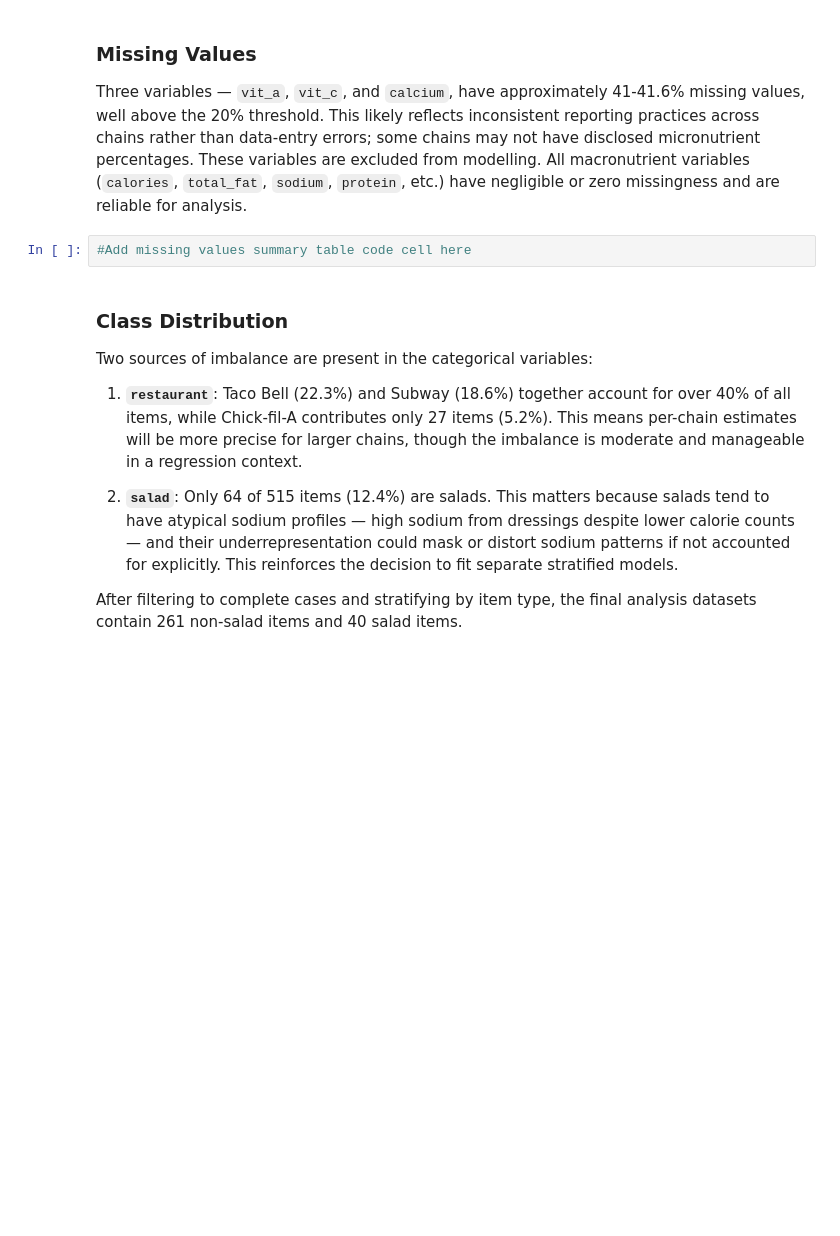
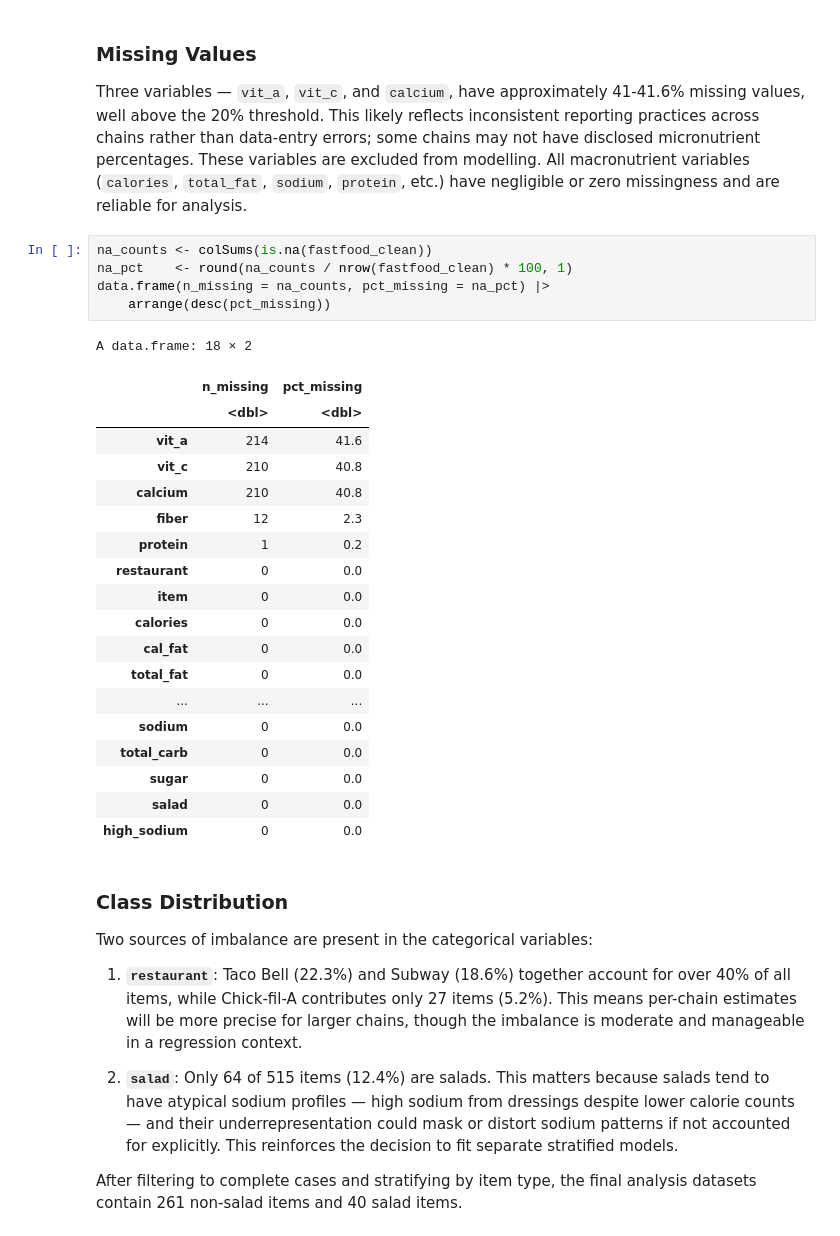
Before and after one commit to aryant2707/stat301-group_4, a Jupyter notebook: final_project_report-2.ipynb, the cells around one changed output. Drawn from its saved outputs; the diff is of its cells as text; blank space fills up the shorter version.

```diff
--- a/final_project_report-2.ipynb
+++ b/final_project_report-2.ipynb
@@ -95,7 +151,30 @@ The `salad` variable in the raw dataset contains only the value `"Other"` despit
 
 Three variables — `vit_a`, `vit_c`, and `calcium`, have approximately 41-41.6% missing values, well above the 20% threshold. This likely reflects inconsistent reporting practices across chains rather than data-entry errors; some chains may not have disclosed micronutrient percentages. These variables are excluded from modelling. All macronutrient variables (`calories`, `total_fat`, `sodium`, `protein`, etc.) have negligible or zero missingness and are reliable for analysis.
 # %%
-#Add missing values summary table code cell here
+na_counts <- colSums(is.na(fastfood_clean))
+na_pct    <- round(na_counts / nrow(fastfood_clean) * 100, 1)
+data.frame(n_missing = na_counts, pct_missing = na_pct) |>
+    arrange(desc(pct_missing))
+# %% [output]
+A data.frame: 18 × 2
+|  | n_missing | pct_missing |
+|  | <dbl> | <dbl> |
+| vit_a | 214 | 41.6 |
+| vit_c | 210 | 40.8 |
+| calcium | 210 | 40.8 |
+| fiber | 12 | 2.3 |
+| protein | 1 | 0.2 |
+| restaurant | 0 | 0.0 |
+| item | 0 | 0.0 |
+| calories | 0 | 0.0 |
+| cal_fat | 0 | 0.0 |
+| total_fat | 0 | 0.0 |
+| ... | ... | ... |
+| sodium | 0 | 0.0 |
+| total_carb | 0 | 0.0 |
+| sugar | 0 | 0.0 |
+| salad | 0 | 0.0 |
+| high_sodium | 0 | 0.0 |
 # %% [markdown]
 ### Class Distribution
 
```
Also changed, not shown: parts of 5 cells of this notebook.
